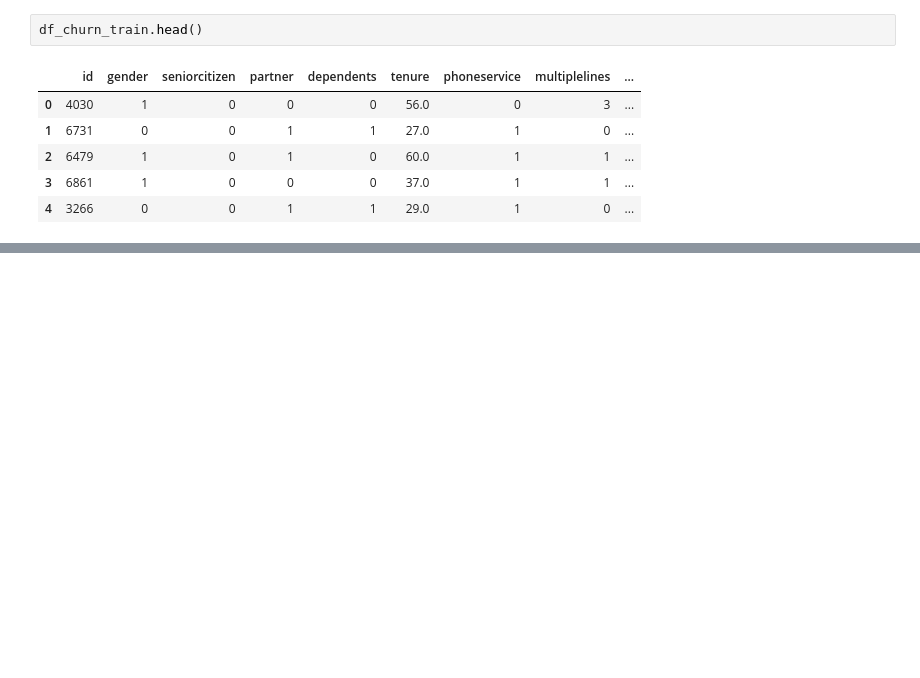
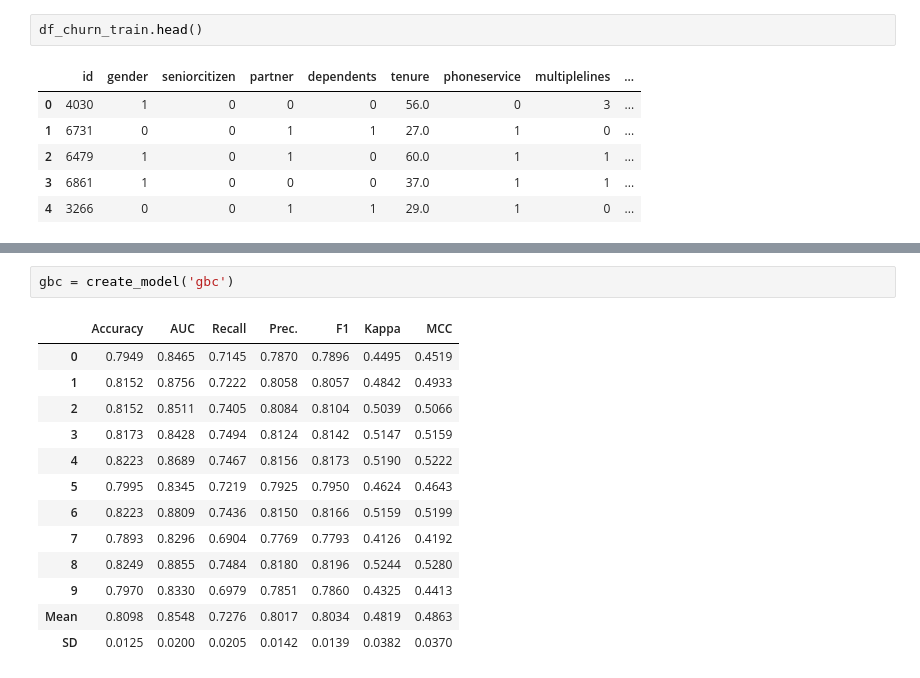
Before and after one commit to jjefferson2006/DSWP_JJ_altera, a Jupyter notebook: desafio_kaggle_2.ipynb, the cells around one changed output, grey strips where cells are left out. Cells and saved outputs as stored; diff of their text form; blank space fills up the shorter version.

```diff
--- a/desafio_kaggle_2.ipynb
+++ b/desafio_kaggle_2.ipynb
@@ -401,0 +471,16 @@ df_churn_train.head()
+# %%
+gbc = create_model('gbc')
+# %% [output]
+|  | Accuracy | AUC | Recall | Prec. | F1 | Kappa | MCC |
+| 0 | 0.7949 | 0.8465 | 0.7145 | 0.7870 | 0.7896 | 0.4495 | 0.4519 |
+| 1 | 0.8152 | 0.8756 | 0.7222 | 0.8058 | 0.8057 | 0.4842 | 0.4933 |
+| 2 | 0.8152 | 0.8511 | 0.7405 | 0.8084 | 0.8104 | 0.5039 | 0.5066 |
+| 3 | 0.8173 | 0.8428 | 0.7494 | 0.8124 | 0.8142 | 0.5147 | 0.5159 |
+| 4 | 0.8223 | 0.8689 | 0.7467 | 0.8156 | 0.8173 | 0.5190 | 0.5222 |
+| 5 | 0.7995 | 0.8345 | 0.7219 | 0.7925 | 0.7950 | 0.4624 | 0.4643 |
+| 6 | 0.8223 | 0.8809 | 0.7436 | 0.8150 | 0.8166 | 0.5159 | 0.5199 |
+| 7 | 0.7893 | 0.8296 | 0.6904 | 0.7769 | 0.7793 | 0.4126 | 0.4192 |
+| 8 | 0.8249 | 0.8855 | 0.7484 | 0.8180 | 0.8196 | 0.5244 | 0.5280 |
+| 9 | 0.7970 | 0.8330 | 0.6979 | 0.7851 | 0.7860 | 0.4325 | 0.4413 |
+| Mean | 0.8098 | 0.8548 | 0.7276 | 0.8017 | 0.8034 | 0.4819 | 0.4863 |
+| SD | 0.0125 | 0.0200 | 0.0205 | 0.0142 | 0.0139 | 0.0382 | 0.0370 |
```
Also changed, not shown: parts of 13 cells of this notebook.
